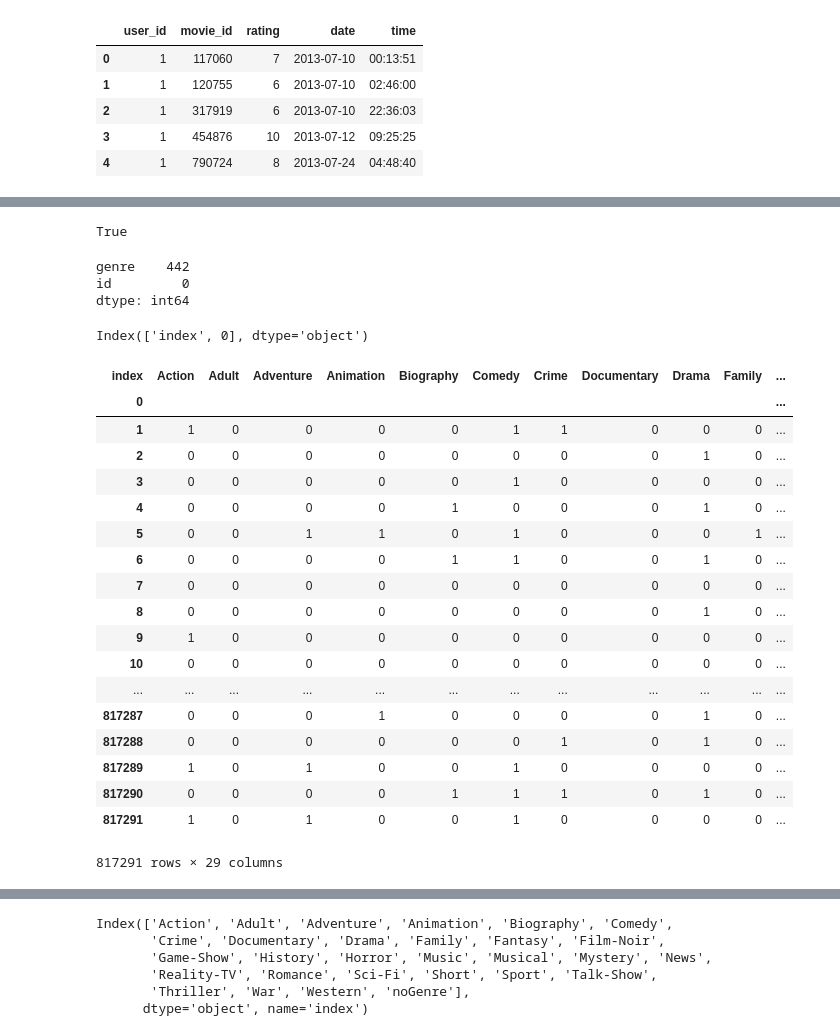
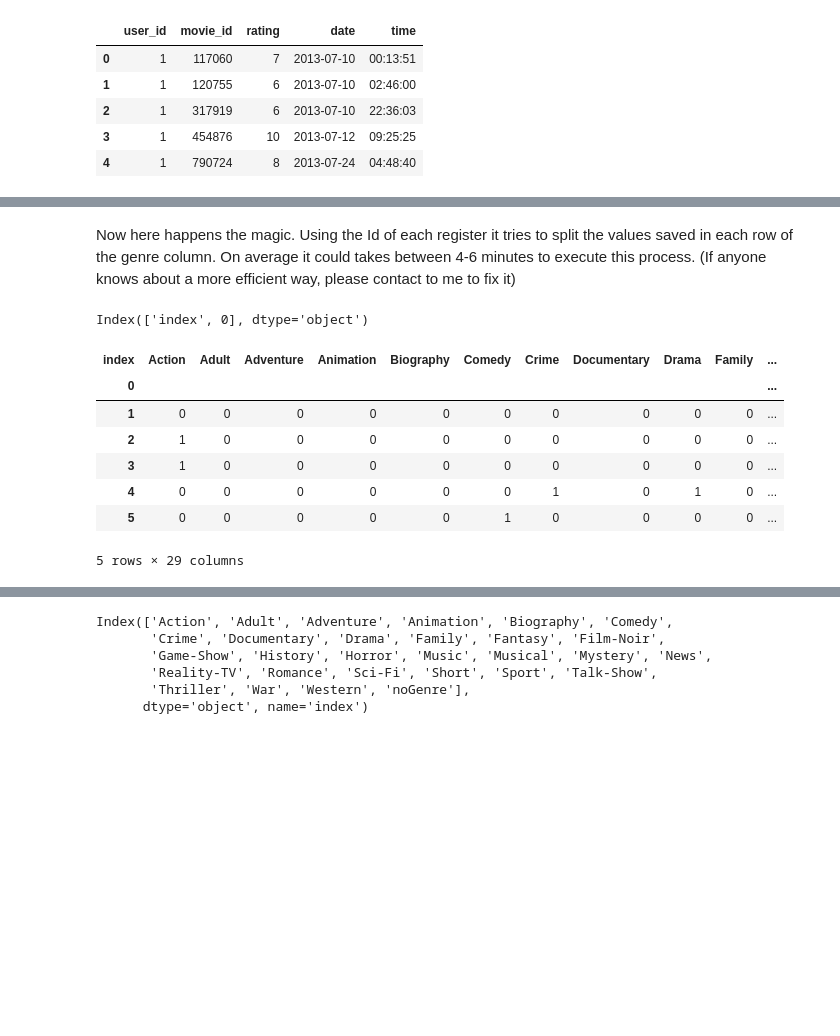
Before and after one commit to AlanItzep/Recommendation_System, a Jupyter notebook: twiter_movie_raiting.ipynb, the cells around one changed output, grey strips where cells are left out. Drawn from its saved outputs; the diff is of its cells as text; code cells hidden in the pictures; blank space fills up the shorter version.

```diff
--- a/twiter_movie_raiting.ipynb
+++ b/twiter_movie_raiting.ipynb
@@ -50,0 +94,2 @@ itm_file.shape
+# %%
+itm_file = itm_file.fillna(value = 'noGenre')
@@ -243,15 +278,5 @@ df_cross
-# %%
-df_cross.isnull().values.any()
-# %% [output]
-True
-# %%
-df_cross.isnull().sum()
-# %% [output]
-genre    442
-id         0
-dtype: int64
-# %%
-df_cross['genre'] = df_cross.fillna('noGenre')
+# %% [markdown]
+Now here happens the magic. Using the Id of each register it tries to split the values saved in each row of the genre column. On average it could takes between 4-6 minutes to execute this process. (If anyone knows about a more efficient way, please contact to me to fix it)
 # %%
 newdf_cross = pd.concat([pd.Series(row['id'], row['genre'].split('|'))
            for _, row in df_cross.iterrows()]).reset_index()
@@ -262,24 +287,13 @@ Index(['index', 0], dtype='object')
 # %%
 new_dfcross = pd.crosstab(newdf_cross[0], newdf_cross['index'])
 # %%
-new_dfcross
+new_dfcross.head()
 # %% [output]
 | index | Action | Adult | Adventure | Animation | Biography | Comedy | Crime | Documentary | Drama | Family | ... |
 | 0 |  |  |  |  |  |  |  |  |  |  | ... |
-| 1 | 1 | 0 | 0 | 0 | 0 | 1 | 1 | 0 | 0 | 0 | ... |
-| 2 | 0 | 0 | 0 | 0 | 0 | 0 | 0 | 0 | 1 | 0 | ... |
-| 3 | 0 | 0 | 0 | 0 | 0 | 1 | 0 | 0 | 0 | 0 | ... |
-| 4 | 0 | 0 | 0 | 0 | 1 | 0 | 0 | 0 | 1 | 0 | ... |
-| 5 | 0 | 0 | 1 | 1 | 0 | 1 | 0 | 0 | 0 | 1 | ... |
-| 6 | 0 | 0 | 0 | 0 | 1 | 1 | 0 | 0 | 1 | 0 | ... |
-| 7 | 0 | 0 | 0 | 0 | 0 | 0 | 0 | 0 | 0 | 0 | ... |
-| 8 | 0 | 0 | 0 | 0 | 0 | 0 | 0 | 0 | 1 | 0 | ... |
-| 9 | 1 | 0 | 0 | 0 | 0 | 0 | 0 | 0 | 0 | 0 | ... |
-| 10 | 0 | 0 | 0 | 0 | 0 | 0 | 0 | 0 | 0 | 0 | ... |
-| ... | ... | ... | ... | ... | ... | ... | ... | ... | ... | ... | ... |
-| 817287 | 0 | 0 | 0 | 1 | 0 | 0 | 0 | 0 | 1 | 0 | ... |
-| 817288 | 0 | 0 | 0 | 0 | 0 | 0 | 1 | 0 | 1 | 0 | ... |
-| 817289 | 1 | 0 | 1 | 0 | 0 | 1 | 0 | 0 | 0 | 0 | ... |
-| 817290 | 0 | 0 | 0 | 0 | 1 | 1 | 1 | 0 | 1 | 0 | ... |
-| 817291 | 1 | 0 | 1 | 0 | 0 | 1 | 0 | 0 | 0 | 0 | ... |
+| 1 | 0 | 0 | 0 | 0 | 0 | 0 | 0 | 0 | 0 | 0 | ... |
+| 2 | 1 | 0 | 0 | 0 | 0 | 0 | 0 | 0 | 0 | 0 | ... |
+| 3 | 1 | 0 | 0 | 0 | 0 | 0 | 0 | 0 | 0 | 0 | ... |
+| 4 | 0 | 0 | 0 | 0 | 0 | 0 | 1 | 0 | 1 | 0 | ... |
+| 5 | 0 | 0 | 0 | 0 | 0 | 1 | 0 | 0 | 0 | 0 | ... |
-817291 rows × 29 columns
+5 rows × 29 columns
```
Also changed, not shown: parts of 87 cells of this notebook.
